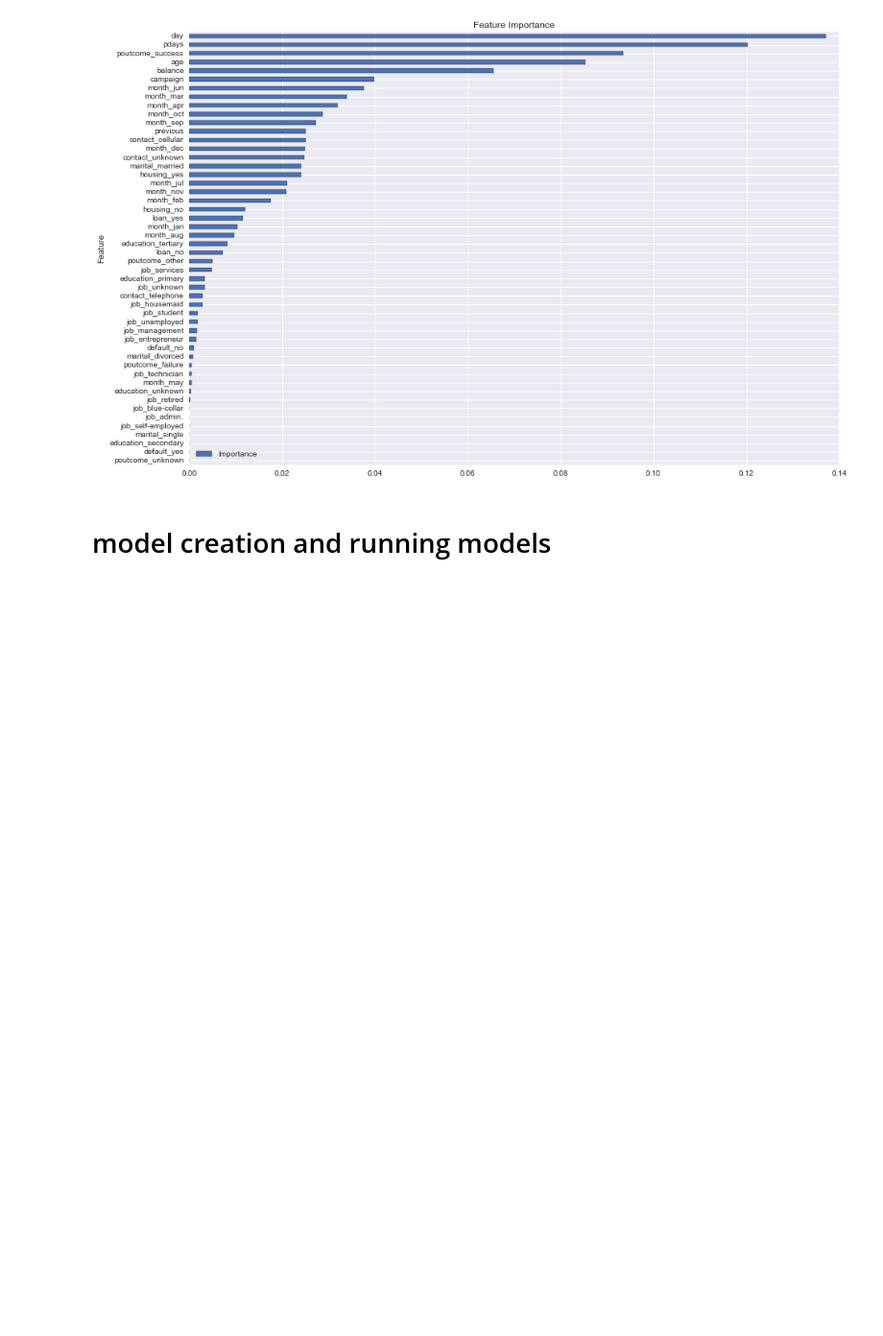
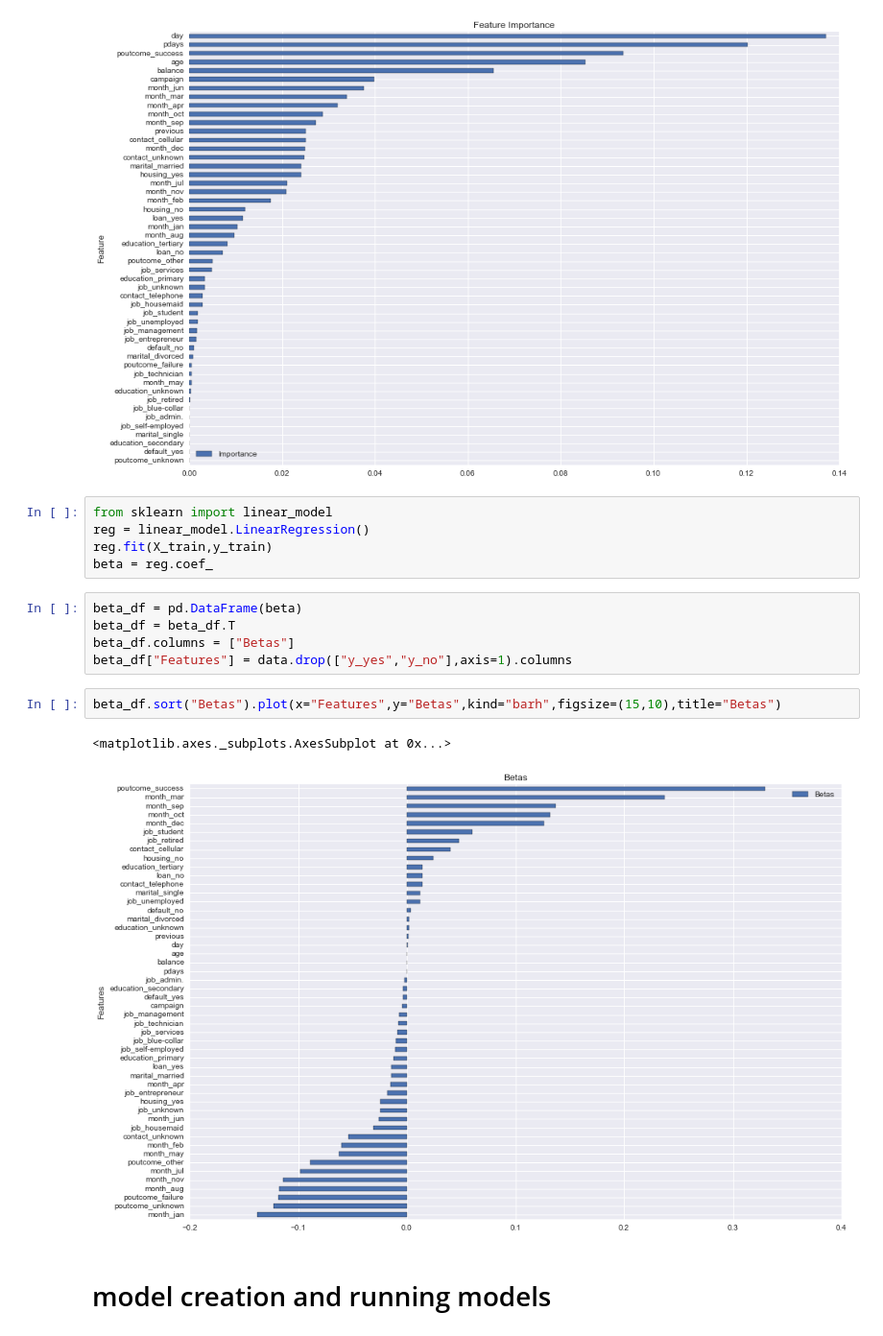
Before and after one commit to DavisTownsend/Marketing-Project, a Jupyter notebook: Marketing Project Sean.ipynb, the cells around one changed output. Shown at 96% size. Saved outputs shown, nothing was run; the diff lists cells and outputs as text; blank space fills up the shorter version.

```diff
--- a/Marketing Project Sean.ipynb
+++ b/Marketing Project Sean.ipynb
@@ -73,6 +73,21 @@ fea.sort("Importance").plot(x="Feature",y="Importance",kind="barh",figsize=(15,1
 # %% [output]
 <matplotlib.axes._subplots.AxesSubplot at 0x...>
 [figure]
+# %%
+from sklearn import linear_model
+reg = linear_model.LinearRegression()
+reg.fit(X_train,y_train)
+beta = reg.coef_
+# %%
+beta_df = pd.DataFrame(beta)
+beta_df = beta_df.T
+beta_df.columns = ["Betas"]
+beta_df["Features"] = data.drop(["y_yes","y_no"],axis=1).columns
+# %%
+beta_df.sort("Betas").plot(x="Features",y="Betas",kind="barh",figsize=(15,10),title="Betas")
+# %% [output]
+<matplotlib.axes._subplots.AxesSubplot at 0x...>
+[figure, added]
 # %% [markdown]
 # model creation and running models
 # %%
```
